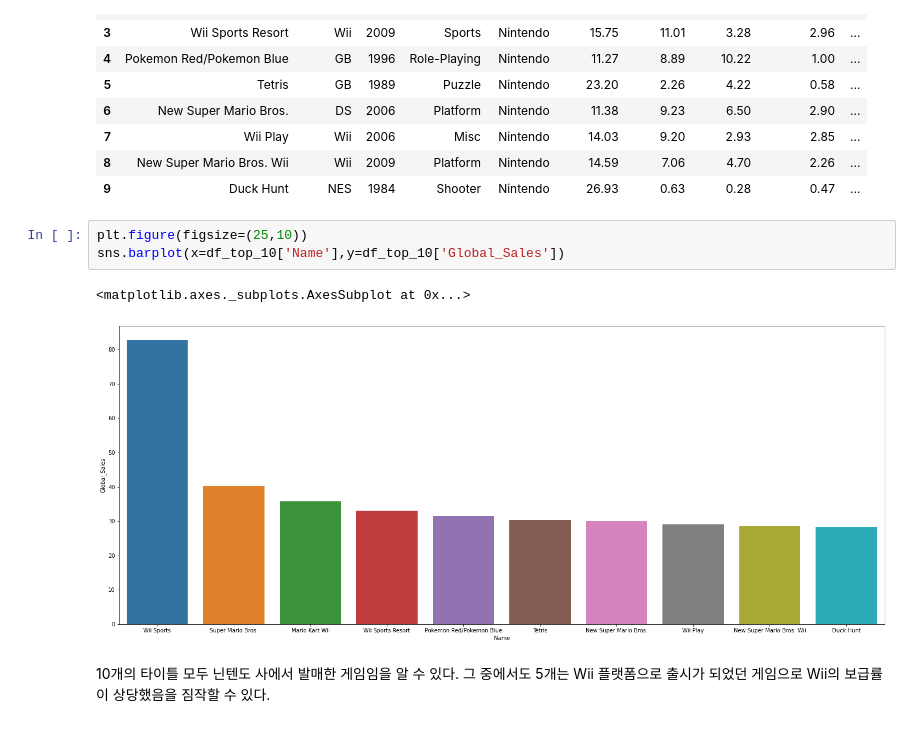
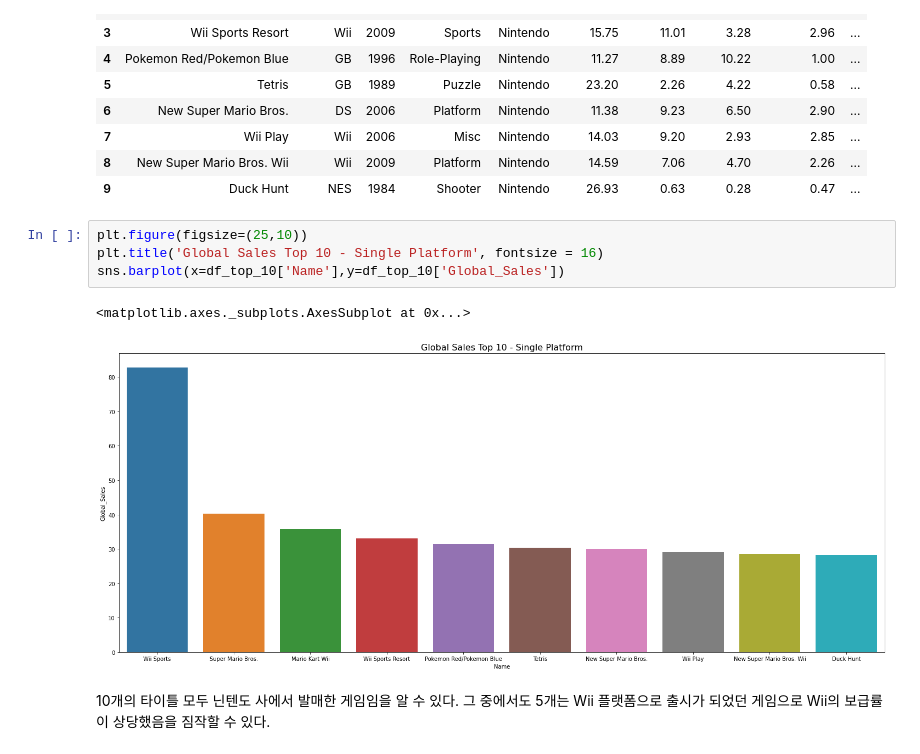
Before and after one commit to ORCT/ds-section1-project, a Jupyter notebook: Q3_max_sold_game_analyze.ipynb, the cells around one changed output. Cells and saved outputs as stored; diff of their text form.

```diff
--- a/Q3_max_sold_game_analyze.ipynb
+++ b/Q3_max_sold_game_analyze.ipynb
@@ -50,10 +51,11 @@ df_top_10
 | 9 | Duck Hunt | NES | 1984 | Shooter | Nintendo | 26.93 | 0.63 | 0.28 | 0.47 | ... |
 # %%
 plt.figure(figsize=(25,10))
+plt.title('Global Sales Top 10 - Single Platform', fontsize = 16)
 sns.barplot(x=df_top_10['Name'],y=df_top_10['Global_Sales'])
 # %% [output]
 <matplotlib.axes._subplots.AxesSubplot at 0x...>
-[figure, old version]
+[figure, new version]
 # %% [markdown]
 10개의 타이틀 모두 닌텐도 사에서 발매한 게임임을 알 수 있다. 그 중에서도 5개는 Wii 플랫폼으로 출시가 되었던 게임으로 Wii의 보급률이 상당했음을 짐작할 수 있다.
 # %% [markdown]
```
Also changed, not shown: parts of 8 cells of this notebook.
